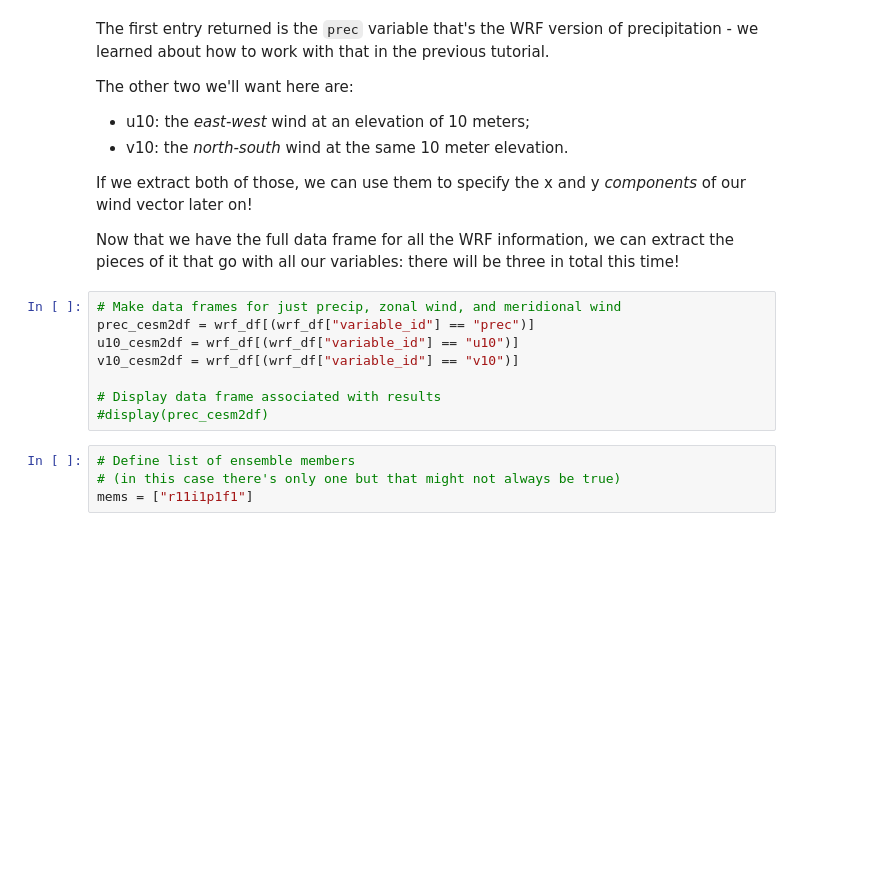
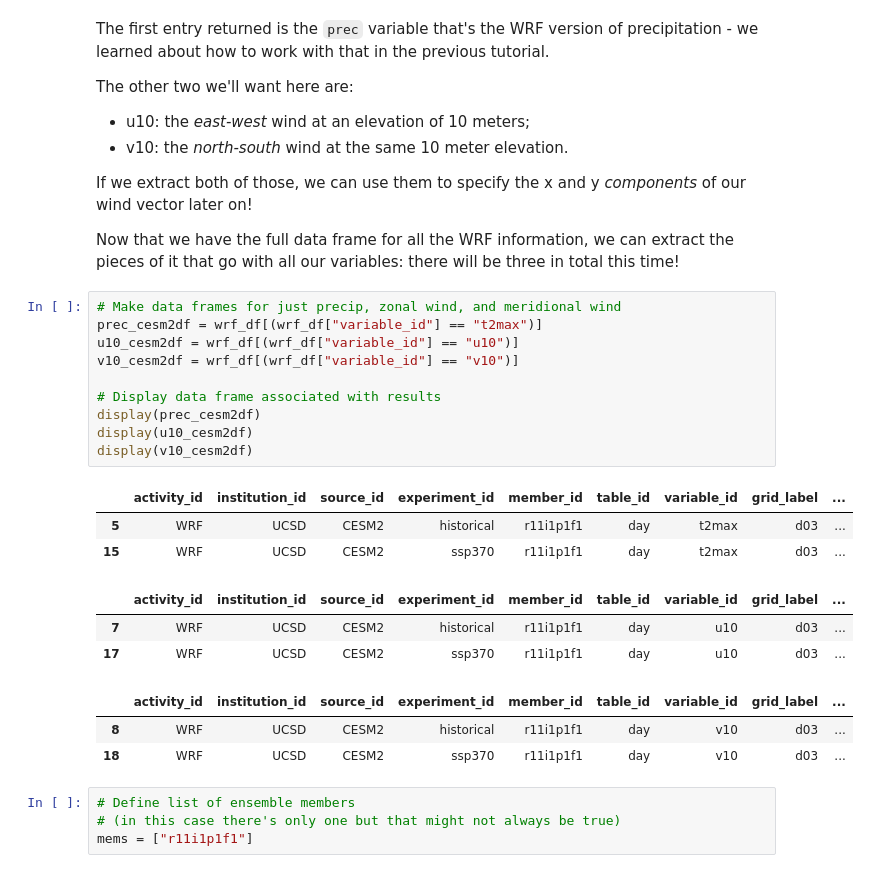
Before and after one commit to haylee360/thomas-fire-analysis, a Jupyter notebook: 2. Mapping Multiple Variables.ipynb, the cells around one changed output. Cells and saved outputs as stored; diff of their text form; blank space fills up the shorter version.

```diff
--- a/2. Mapping Multiple Variables.ipynb
+++ b/2. Mapping Multiple Variables.ipynb
@@ -103,12 +103,24 @@ If we extract both of those, we can use them to specify the x and y _components_
 Now that we have the full data frame for all the WRF information, we can extract the pieces of it that go with all our variables: there will be three in total this time!
 # %%
 # Make data frames for just precip, zonal wind, and meridional wind
-prec_cesm2df = wrf_df[(wrf_df["variable_id"] == "prec")]
+prec_cesm2df = wrf_df[(wrf_df["variable_id"] == "t2max")]
 u10_cesm2df = wrf_df[(wrf_df["variable_id"] == "u10")]
 v10_cesm2df = wrf_df[(wrf_df["variable_id"] == "v10")]
 
 # Display data frame associated with results
-#display(prec_cesm2df)
+display(prec_cesm2df)
+display(u10_cesm2df)
+display(v10_cesm2df)
+# %% [output]
+|  | activity_id | institution_id | source_id | experiment_id | member_id | table_id | variable_id | grid_label | ... |
+| 5 | WRF | UCSD | CESM2 | historical | r11i1p1f1 | day | t2max | d03 | ... |
+| 15 | WRF | UCSD | CESM2 | ssp370 | r11i1p1f1 | day | t2max | d03 | ... |
+|  | activity_id | institution_id | source_id | experiment_id | member_id | table_id | variable_id | grid_label | ... |
+| 7 | WRF | UCSD | CESM2 | historical | r11i1p1f1 | day | u10 | d03 | ... |
+| 17 | WRF | UCSD | CESM2 | ssp370 | r11i1p1f1 | day | u10 | d03 | ... |
+|  | activity_id | institution_id | source_id | experiment_id | member_id | table_id | variable_id | grid_label | ... |
+| 8 | WRF | UCSD | CESM2 | historical | r11i1p1f1 | day | v10 | d03 | ... |
+| 18 | WRF | UCSD | CESM2 | ssp370 | r11i1p1f1 | day | v10 | d03 | ... |
 # %%
 # Define list of ensemble members
 # (in this case there's only one but that might not always be true)
```
Also changed, not shown: parts of 5 cells of this notebook, 1 other file.
